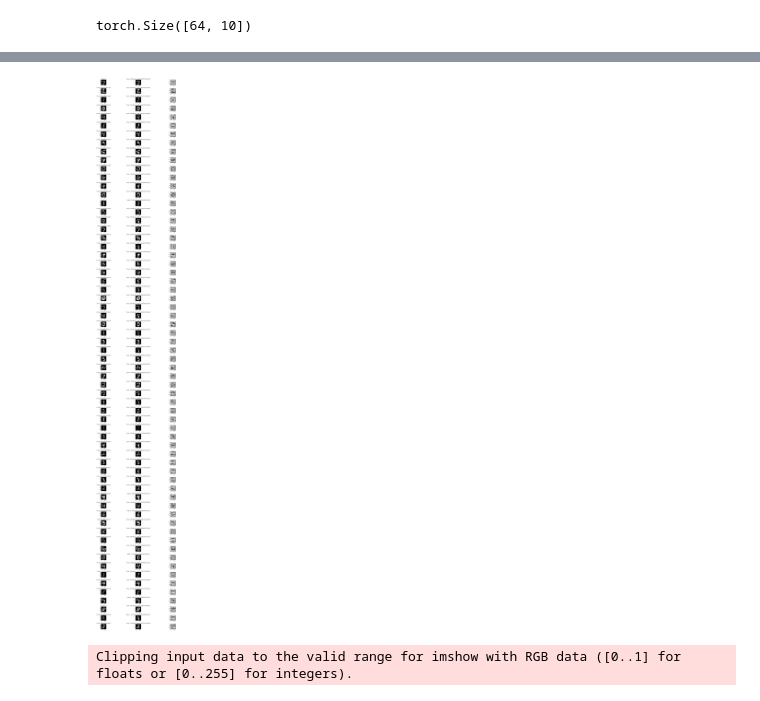
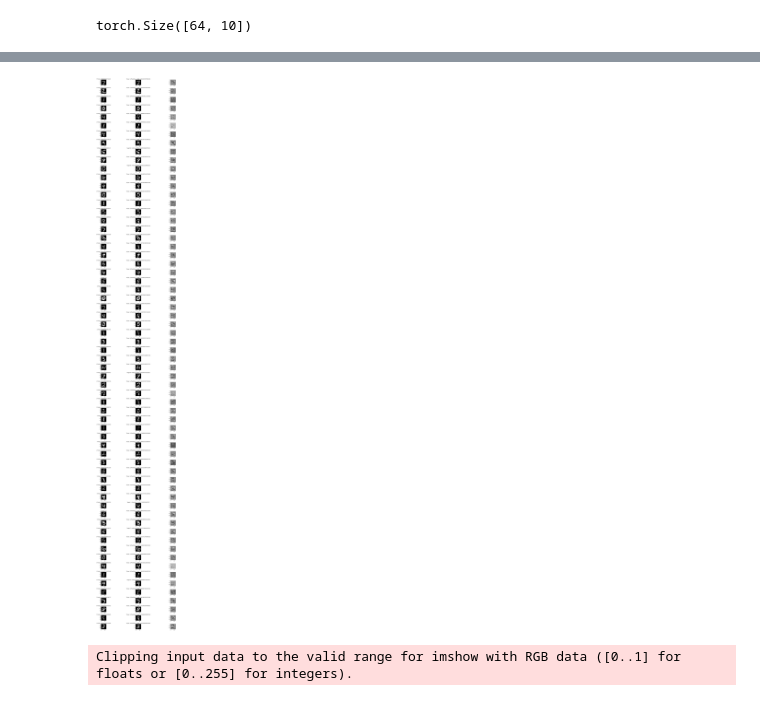
Before and after one commit to kerimoglutolga/AdversarialLearning, a Jupyter notebook: mnistgood.ipynb, the cells around one changed output, grey strips where cells are left out. Drawn from its saved outputs; the diff is of its cells as text; code cells hidden in the pictures.

```diff
--- a/mnistgood.ipynb
+++ b/mnistgood.ipynb
@@ -247,5 +247,5 @@ Accuracy: 97.49599358974359 %
 # %%
-epochs = 100
+epochs = 200
 lr = 1e-3
 G = Generator(1,1).cuda()
 D = Discriminator(1).cuda()
@@ -297,7 +297,7 @@ for epoch in range(epochs):
     loss_adv = F.cross_entropy(logits_model, labels)
 
     adv_lambda = 10
-    pert_lambda = 1
+    pert_lambda = 5
     loss_G = adv_lambda * loss_adv + pert_lambda * loss_perturb
     loss_G.backward()
     Goptimizer.step()
@@ -344,10 +344,0 @@ Adversarial accuracy: 19.30088141025641 %
-# %%
-for i,(x,y) in enumerate(test_loader):
-  if i > 2: break
-  x,y = x.cuda(), y.cuda()
-  gen_labels = torch.randint(0,10, (x.shape[0],)).cuda()
-  perturb = torch.clamlG(x, gen_labels)
-  adv_image = torch.clamp(x, 0, 1)
-  print(torch.max(perturb))
-  plt.imshow(adv_image[0].squeeze(2).cpu().detach().numpy().squeeze(0), cmap='gray')
-  print(F.softmax(classifier(adv_image[0].unsqueeze(0)), 1))
@@ -365,29 +345,30 @@ tensor([[0.1010, 0.0986, 0.1149, 0.1247, 0.1119, 0.1083, 0.0932, 0.0448, 0.1060,
 # %%
 for x,y in test_loader:
   gen_labels = torch.randint(0,10, (x.shape[0],)).cuda()
   x,y = x.cuda(), y.cuda()
   base_predictions = F.softmax(classifier(x), 1)
-  perturbations = torch.clamp(G(x, gen_labels), -0.1, 0.1)
+
+  perturbations = torch.clamp(G(x, gen_labels), -0.3, 0.3)
   new_predictions = F.softmax(classifier(torch.clamp(x+perturbations, 0, 1)), 1)
   fig, axs = plt.subplots(64, 3)
   fig.set_figheight(100)
   fig.set_figwidth(20)
   images = []
   for i in range(64):
           image, perturbation = x[i].detach().cpu().numpy().transpose(1,2,0), perturbations[i].detach().cpu().numpy().transpose(1,2,0)
           image = image.squeeze(2)
           perturbation = perturbation.squeeze(2)
           images.append(axs[i, 0].imshow(image, cmap='gray'))
           axs[i,0].title.set_text(f'{torch.argmax(base_predictions[i]).item()} Probs: {torch.max(base_predictions[i]).item()}')
           images.append(axs[i,1].imshow(np.clip(image+perturbation,0,1), cmap='gray'))
           axs[i,1].title.set_text(f'Target: {gen_labels[i]}, Prediction: {torch.argmax(new_predictions[i]).item()} Prob: {torch.max(new_predictions[i]).item()}')
           images.append(axs[i,2].imshow(perturbation, cmap='gray'))
   break
 
 plt.tight_layout()
 plt.show()
 # %% [output]
-[figure, old version]
+[figure, new version]
 # %%
 
 e+sult = model(torch.randn((1,3072)).cuda(), rev=True)
```
Also changed, not shown: parts of 6 cells of this notebook.
